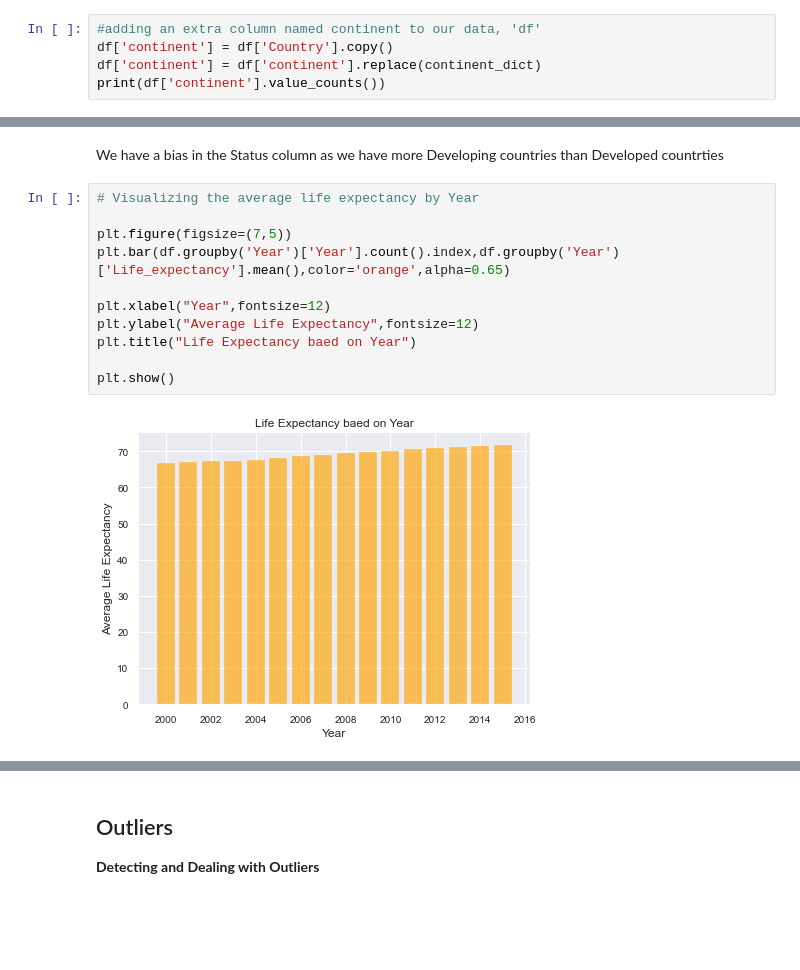
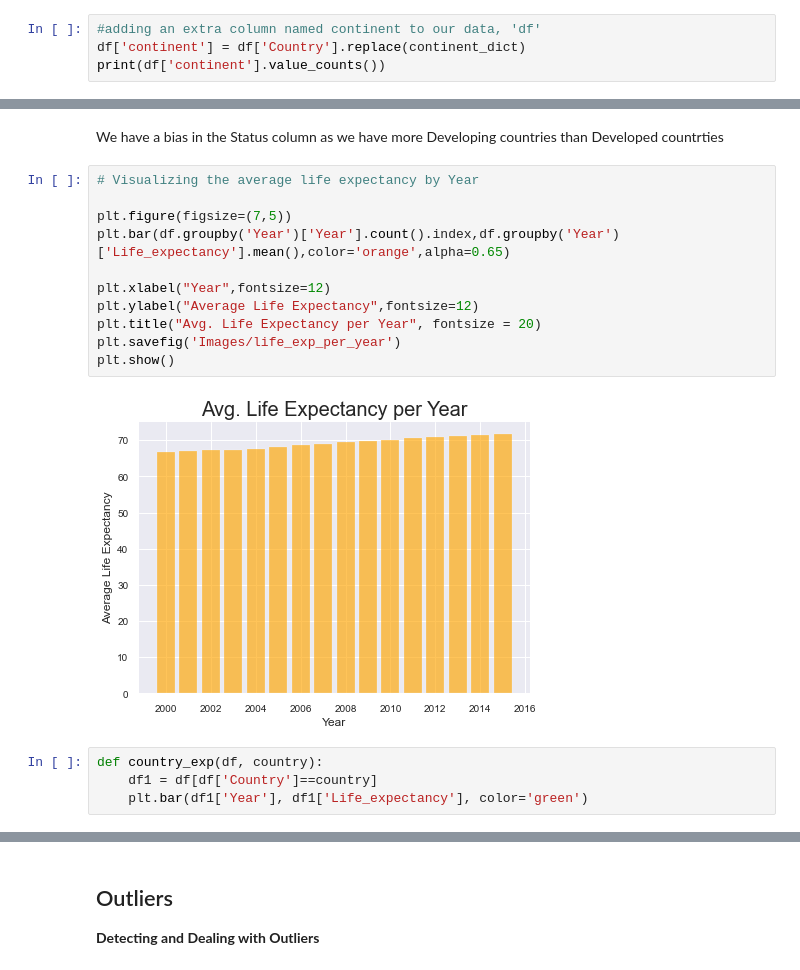
Before and after one commit to francisatoyebi/Predicting-Life-Expectancy---WHO, a Jupyter notebook: Life Expectancy Prediction.ipynb, the cells around one changed output, grey strips where cells are left out. Cells and saved outputs as stored; diff of their text form; blank space fills up the shorter version.

```diff
--- a/Life Expectancy Prediction.ipynb
+++ b/Life Expectancy Prediction.ipynb
@@ -55,8 +55,7 @@ update = {'Republic of Korea' : 'Asia', 'Republic of Moldova' : 'Europe' ,
 continent_dict.update(update)
 # %%
 #adding an extra column named continent to our data, 'df'
-df['continent'] = df['Country'].copy()
-df['continent'] = df['continent'].replace(continent_dict)
+df['continent'] = df['Country'].replace(continent_dict)
 print(df['continent'].value_counts())
 # %% [output]
 Africa      864
@@ -358,13 +361,17 @@ We have a bias in the Status column as we have more Developing countries than De
 # %%
 # Visualizing the average life expectancy by Year
 
 plt.figure(figsize=(7,5))
 plt.bar(df.groupby('Year')['Year'].count().index,df.groupby('Year')['Life_expectancy'].mean(),color='orange',alpha=0.65)
 
 plt.xlabel("Year",fontsize=12)
 plt.ylabel("Average Life Expectancy",fontsize=12)
-plt.title("Life Expectancy baed on Year")
-
+plt.title("Avg. Life Expectancy per Year", fontsize = 20)
+plt.savefig('Images/life_exp_per_year')
 plt.show()
 # %% [output]
-[figure, old version]
+[figure, new version]
+# %%
+def country_exp(df, country):
+    df1 = df[df['Country']==country]
+    plt.bar(df1['Year'], df1['Life_expectancy'], color='green')
```
Also changed, not shown: parts of 17 cells of this notebook.
